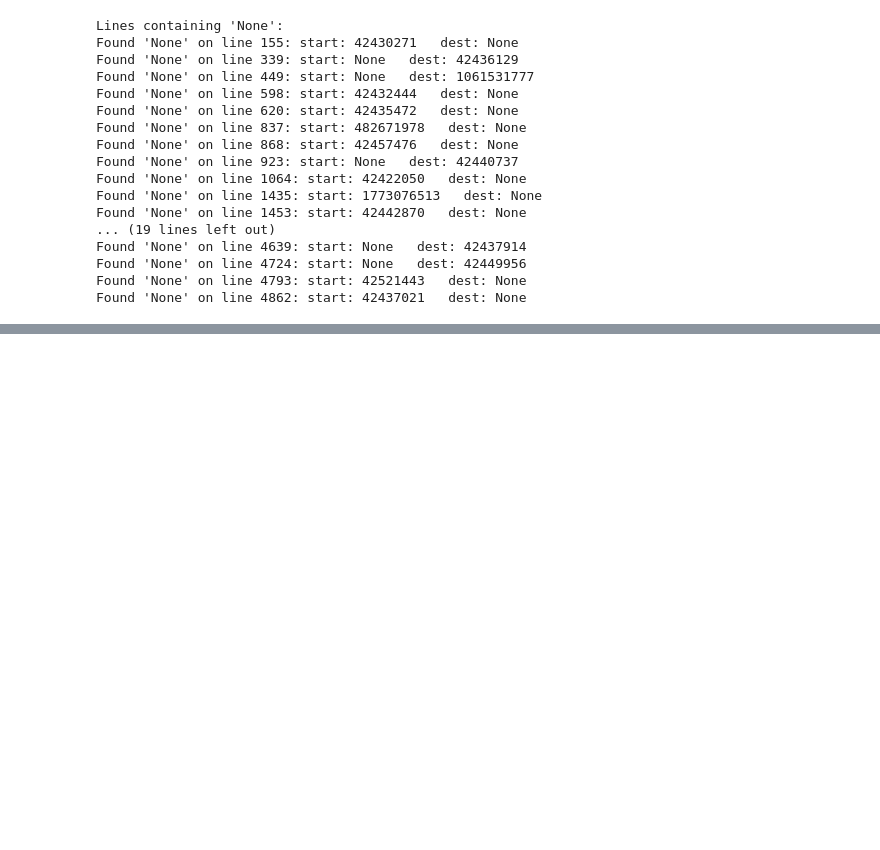
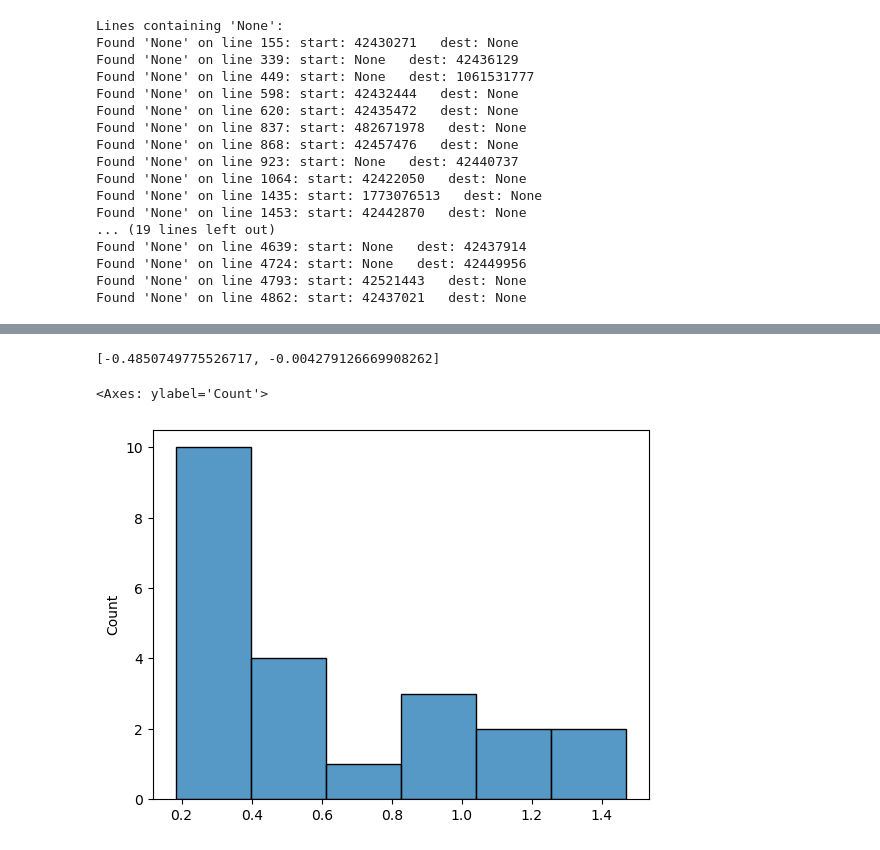
Before and after one commit to dmorales024/NotUber, a Jupyter notebook: task4.ipynb, the cells around one changed output, grey strips where cells are left out. Cells and saved outputs as stored; diff of their text form; code cells hidden in the pictures; blank space fills up the shorter version.

```diff
--- a/task4.ipynb
+++ b/task4.ipynb
@@ -19,7 +19,7 @@ print(cwd)
 # %% [markdown]
 # Load Data
 # %%
-with open(f'{cwd}/adjacency 2.json') as adjacency_f:
+with open(f'{cwd}/adjacency.json') as adjacency_f:
     adjacency = json.load(adjacency_f)
 
 with open(f'{cwd}/node_data.json') as node_f:
@@ -145,3 +109,38 @@ def djikstras(source, dest, dt, day_type, start_time):
+# %%
+def heuristic_estimate(source, dest):
+    return haversine_distance(source['lat'], source['lon'], dest['lat'], dest['lon'])
+# %%
+def a_star(source, dest, dt, day_type):
+    '''
+    A* search algorithm
+    Returns: dict of minimum distances to nodes and dict of node parents
+    '''
+
+    distance = {}
+    parent = {}
+    hour = dt.hour
+
+    for node in nodes:
+        distance[node] = float('inf')
+    distance[source] = 0
+    pq = [(heuristic_estimate(nodes[source], nodes[dest]), 0, source)] #pq with (priority, actual cost, node)
+
+    while pq:
+        _, node_dist, node = heapq.heappop(pq)
+        if node == dest:
+            break
+        if node in adjacency:
+            for neighbor in adjacency[node]:
+                for edge in adjacency[node][neighbor]:
+                    if edge['hour'] == hour and edge['day_type'] == day_type:
+                        edge_dist = edge['time']
+                        if distance[neighbor] > node_dist + edge_dist:
+                            distance[neighbor] = node_dist + edge_dist
+                            parent[neighbor] = node
+                            priority = distance[neighbor] + heuristic_estimate(nodes[neighbor], nodes[dest])/20
+                            heapq.heappush(pq, (priority, distance[neighbor], neighbor))
+
+    return distance, parent
 # %%
 def get_path(parent, source_node, dest_node):
     '''
@@ -224,7 +250,7 @@ def ride():
         d, pickup_time = get_driver(p, p.appear, day_type, start_time)
         current_time = p.appear + timedelta(hours=pickup_time) #account for time to pickup
 
-        time, parent = djikstras(p.source_node, p.dest_node, current_time, day_type, start_time)
+        time, parent = a_star(p.source_node, p.dest_node, current_time, day_type)
         ride_time = time[p.dest_node]
         p.total_time += ride_time
         completed_passengers.append(p)
@@ -347,0 +376,9 @@ KeyError: None
+# %%
+driver_profits
+# %% [output]
+[-0.4850749775526717, -0.004279126669908262]
+# %%
+sns.histplot(passenger_times)
+# %% [output]
+<Axes: ylabel='Count'>
+[figure, added]
```
Also changed, not shown: parts of 15 cells of this notebook, 1 other file.
